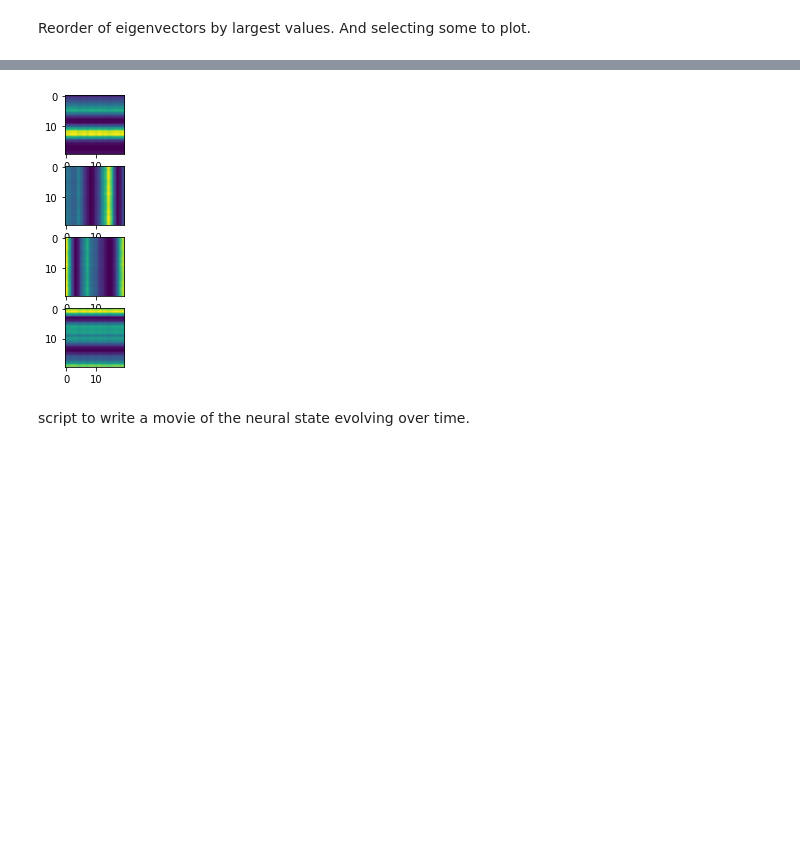
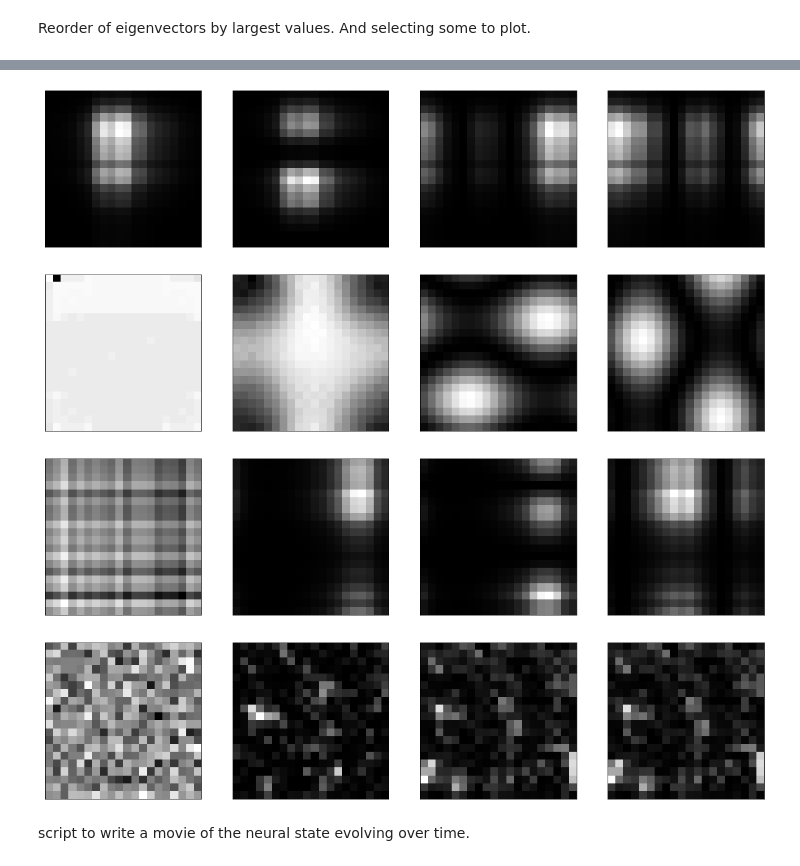
Before and after one commit to mdd423/anderson_project, a Jupyter notebook: notebooks/03-2d_grid_model.ipynb, the cells around one changed output, grey strips where cells are left out. Cells and saved outputs as stored; diff of their text form; code cells hidden in the pictures; blank space fills up the shorter version.

```diff
--- a/notebooks/03-2d_grid_model.ipynb
+++ b/notebooks/03-2d_grid_model.ipynb
@@ -94,14 +119,26 @@ results = integrate.odeint(neurons,r0,tspace)
 # %%
 # n_imgs = 3
-times_indices = [0,1,2,3,4,5,10]
+times_indices = [0,10,20,30,40,50,99]
 
-fig, axs = plt.subplots(len(times_indices),figsize=(3*len(times_indices),6))
+fig, axs = plt.subplots(len(times_indices),figsize=(6,3*len(times_indices)))
 # metrics = np.zeros((len(kernels),*image.shape))
 for index,img_i in enumerate(times_indices):
 
-    axs[index].imshow(results[img_i,...].reshape(N,N))
+    axs[index].imshow(results[img_i,...].reshape(N,N),cmap='gray')
     axs[index].set_xticks([])
     axs[index].set_yticks([])
 
+n_plots = 3
+color_list = ['red','blue','green']
+# fig, axs = plt.subplots(n_plots,figsize=(5,5*n_plots))
+for index,img_i in enumerate(times_indices):
+    for i in range(n_plots):
+        axs[index].contour((np.abs(vecs_sp[:,i])**2).reshape(N,N),levels=1,alpha=0.4,colors=color_list[i])
+        axs[index].set_xticks([])
+        axs[index].set_yticks([])
+# plt.savefig('../out/grid_eigs_u{}_w{}_a{}_b{}_g{}.png'.format(u,w,alpha,beta,gamma),dpi=200)
+# plt.show()
+
+plt.savefig('../out/grid_u{}_w{}_a{}_b{}_g{}.png'.format(u,w,alpha,beta,gamma),dpi=200)
 plt.show()
 # %% [output]
@@ -115,11 +152,31 @@ vecs_sp = vecs[:,ordered_inds[:eig_n]]
+# %%
+parameters = src.matrices.paper_parameters
 # %%
-n_plots = 4
-fig, axs = plt.subplots(n_plots,figsize=(5*n_plots,5))
-for i in range(n_plots):
-    axs[i].imshow((np.abs(vecs_sp[:,i])**2).reshape(N,N))
-plt.show()
+
+for i,params in enumerate(parameters):
+    n_plots = 4
+    fig, axs = plt.subplots(1,n_plots,figsize=(5*n_plots,5),facecolor=(1,1,1))
+
+    matrix_grid = get_J_2d_matrix(N,**params)
+    temp = np.array(matrix_grid)
+    lambs, vecs = scipy.linalg.eig(temp)
+
+    eig_n = 10
+    ordered_inds = np.argsort(lambs.real)
+    vecs_sp = vecs[:,ordered_inds[:eig_n]]
+
+    for j in range(n_plots):
+        axs[j].imshow((np.abs(vecs_sp[:,j])**2).reshape(N,N),cmap='gray')
+#         axs[j].set_title('param {} eig {}'.format(i,j))
+        axs[j].set_xticks([])
+        axs[j].set_yticks([])
+    plt.savefig('../out/grid_eigs_u{}w{}a{}b{}g{}.png'.format(params['u'],params['w'],params['alpha'],params['beta'],params['gamma']),dpi=200)
+    plt.show()
 # %% [output]
-[figure, old version]
+[figure, new version]
+[figure, added]
+[figure, added]
+[figure, added]
 # %% [markdown]
 script to write a movie of the neural state evolving over time.
 # %%
```
Also changed, not shown: parts of 24 cells of this notebook.
